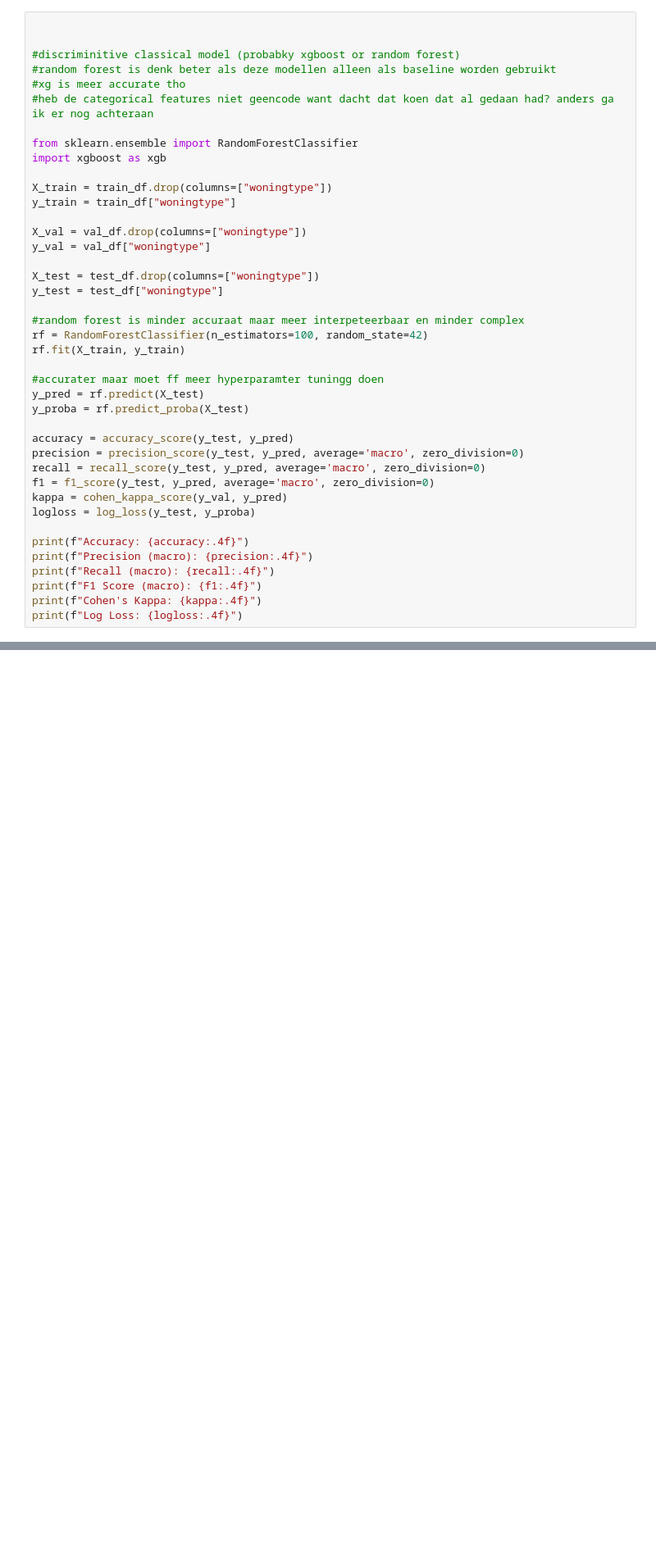
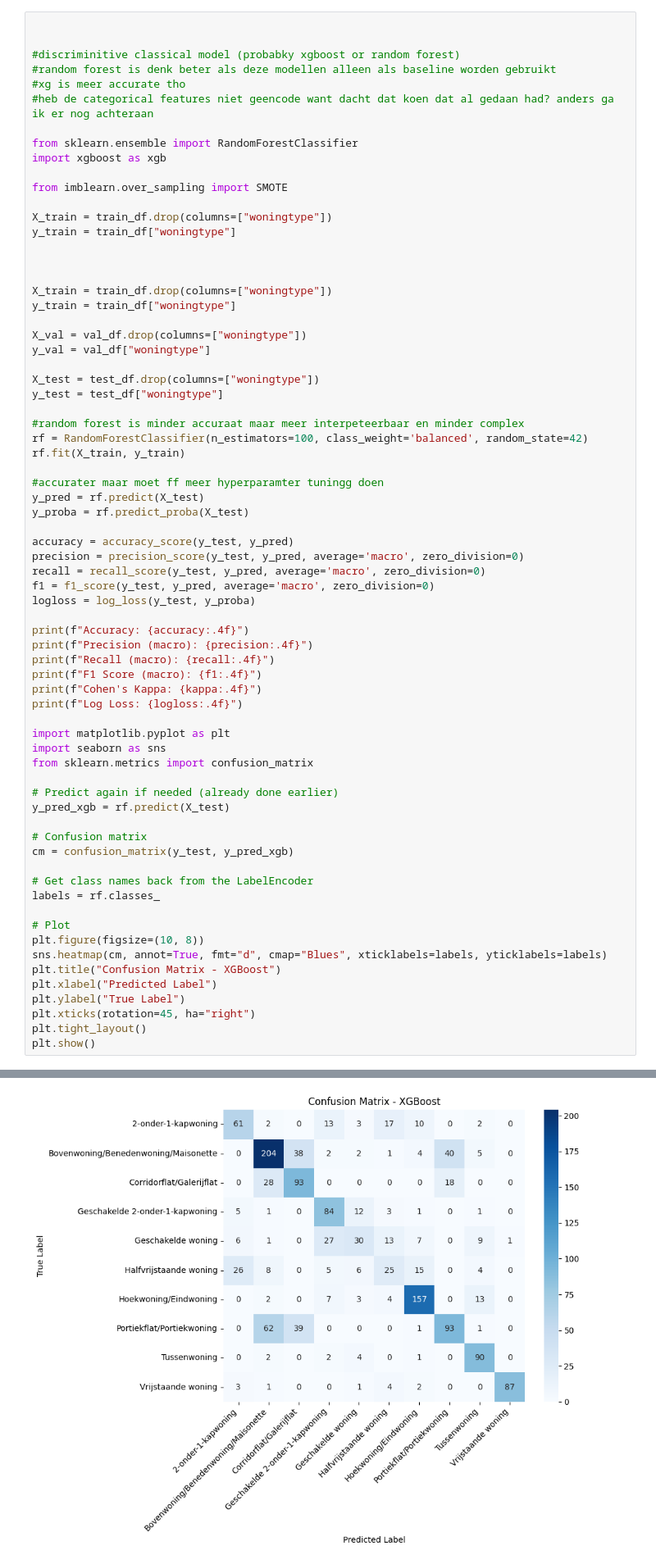
Before and after one commit to averagepindakaasenjoyer/Pangolinis, a Jupyter notebook: Model Architecture/classical_models.ipynb, the cells around one changed output, grey strips where cells are left out. Shown: that part at 82% size. Cells and saved outputs as stored; diff of their text form; blank space fills up the shorter version.

Commit message:
confusion matrix

```diff
--- a/Model Architecture/classical_models.ipynb
+++ b/Model Architecture/classical_models.ipynb
@@ -343,6 +350,13 @@ Log Loss: 3.1497
 from sklearn.ensemble import RandomForestClassifier
 import xgboost as xgb
 
+from imblearn.over_sampling import SMOTE
+
+X_train = train_df.drop(columns=["woningtype"])
+y_train = train_df["woningtype"]
+
+
+
 X_train = train_df.drop(columns=["woningtype"])
 y_train = train_df["woningtype"]
 
@@ -353,7 +367,7 @@ X_test = test_df.drop(columns=["woningtype"])
 y_test = test_df["woningtype"]
 
 #random forest is minder accuraat maar meer interpeteerbaar en minder complex
-rf = RandomForestClassifier(n_estimators=100, random_state=42)
+rf = RandomForestClassifier(n_estimators=100, class_weight='balanced', random_state=42)
 rf.fit(X_train, y_train)
 
 #accurater maar moet ff meer hyperparamter tuningg doen
@@ -364,7 +378,6 @@ accuracy = accuracy_score(y_test, y_pred)
 precision = precision_score(y_test, y_pred, average='macro', zero_division=0)
 recall = recall_score(y_test, y_pred, average='macro', zero_division=0)
 f1 = f1_score(y_test, y_pred, average='macro', zero_division=0)
-kappa = cohen_kappa_score(y_val, y_pred)
 logloss = log_loss(y_test, y_proba)
 
 print(f"Accuracy: {accuracy:.4f}")
@@ -373,4 +386,27 @@ print(f"Recall (macro): {recall:.4f}")
 print(f"F1 Score (macro): {f1:.4f}")
 print(f"Cohen's Kappa: {kappa:.4f}")
 print(f"Log Loss: {logloss:.4f}")
+
+import matplotlib.pyplot as plt
+import seaborn as sns
+from sklearn.metrics import confusion_matrix
+
+# Predict again if needed (already done earlier)
+y_pred_xgb = rf.predict(X_test)
+
+# Confusion matrix
+cm = confusion_matrix(y_test, y_pred_xgb)
+
+# Get class names back from the LabelEncoder
+labels = rf.classes_
+
+# Plot
+plt.figure(figsize=(10, 8))
+sns.heatmap(cm, annot=True, fmt="d", cmap="Blues", xticklabels=labels, yticklabels=labels)
+plt.title("Confusion Matrix - XGBoost")
+plt.xlabel("Predicted Label")
+plt.ylabel("True Label")
+plt.xticks(rotation=45, ha="right")
+plt.tight_layout()
+plt.show()
 # %% [output]
@@ -382,0 +419 @@ Log Loss: 1.2024
+[figure, added]
```
Also changed, not shown: parts of 5 cells of this notebook.
